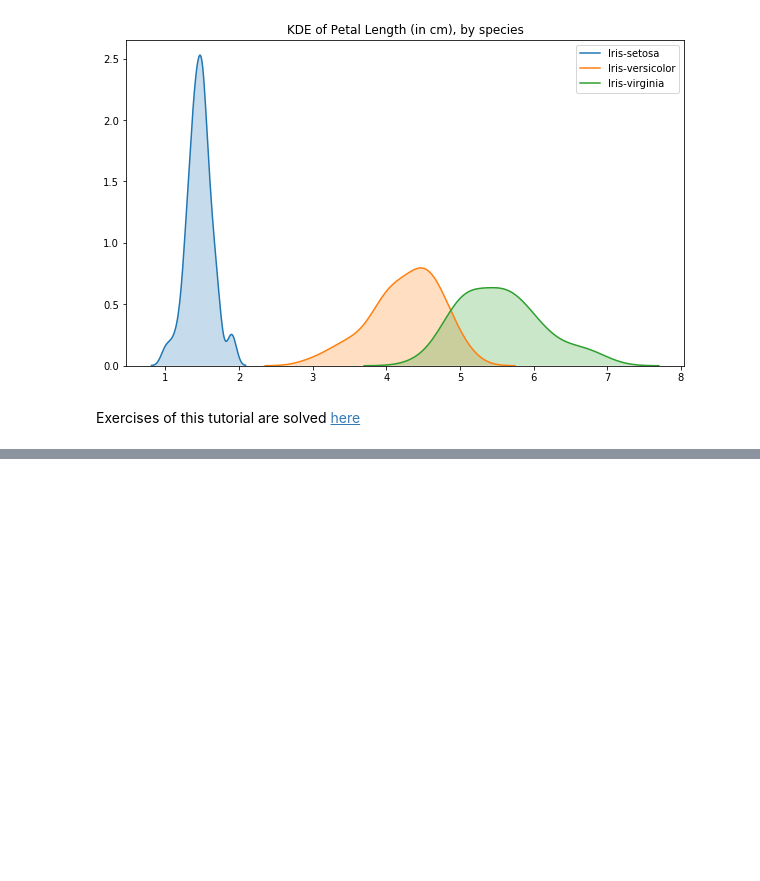
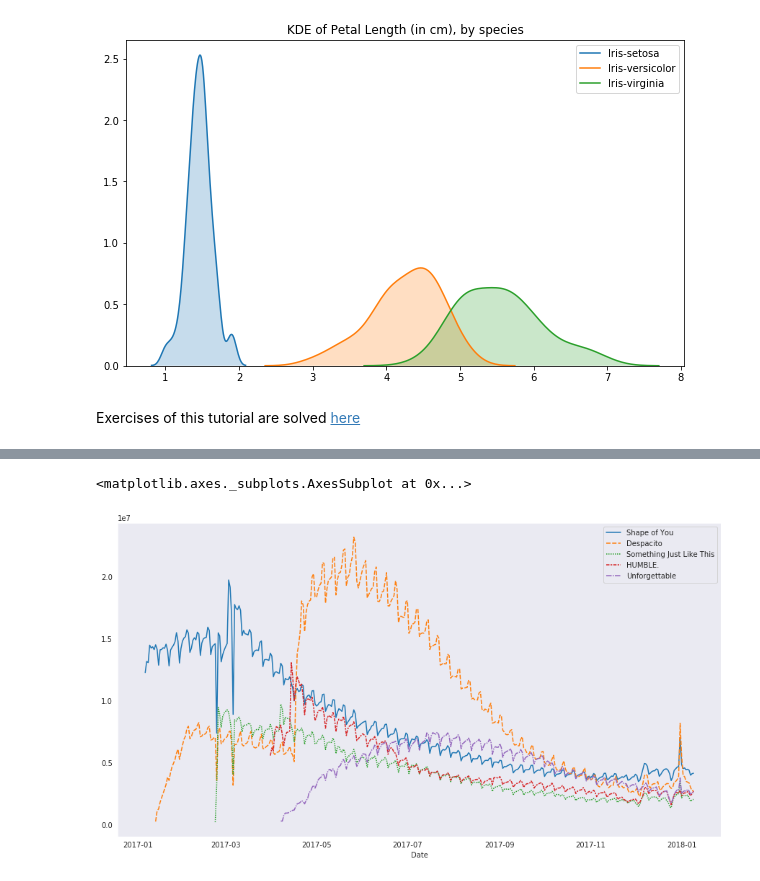
Before and after one commit to ShreyasJothish/datasciencestudygroup, a Jupyter notebook: MahendraBishnoi/02_Data_Visualization_From_Non_Coder_to_Coder.ipynb, the cells around one changed output, grey strips where cells are left out. Cells and saved outputs as stored; diff of their text form; code cells hidden in the pictures; blank space fills up the shorter version.

```diff
--- a/MahendraBishnoi/02_Data_Visualization_From_Non_Coder_to_Coder.ipynb
+++ b/MahendraBishnoi/02_Data_Visualization_From_Non_Coder_to_Coder.ipynb
@@ -440,0 +483,10 @@ Exercises of this tutorial are solved [here](https://www.kaggle.com/mahendrabish
+# %%
+# Now we will change style(theme) of above plot
+sns.set_style('dark')
+
+# create line chart
+plt.figure(figsize=(15, 8))
+sns.lineplot(data=spotify_data)
+# %% [output]
+<matplotlib.axes._subplots.AxesSubplot at 0x...>
+[figure, added]
```
Also changed, not shown: parts of 9 cells of this notebook.
